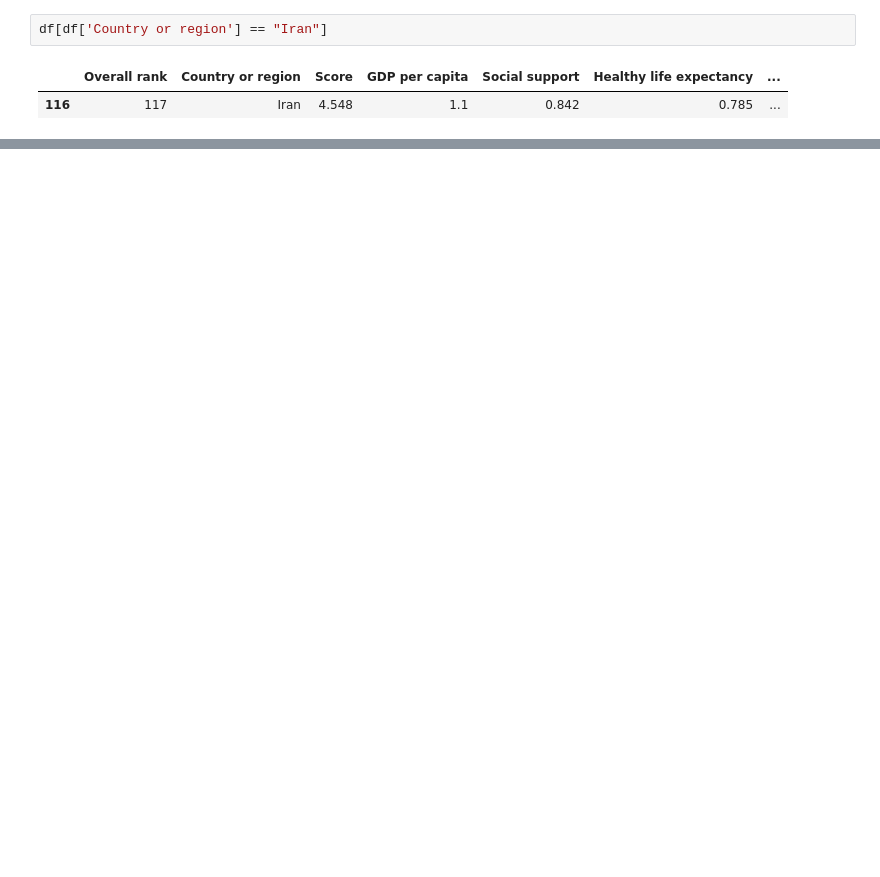
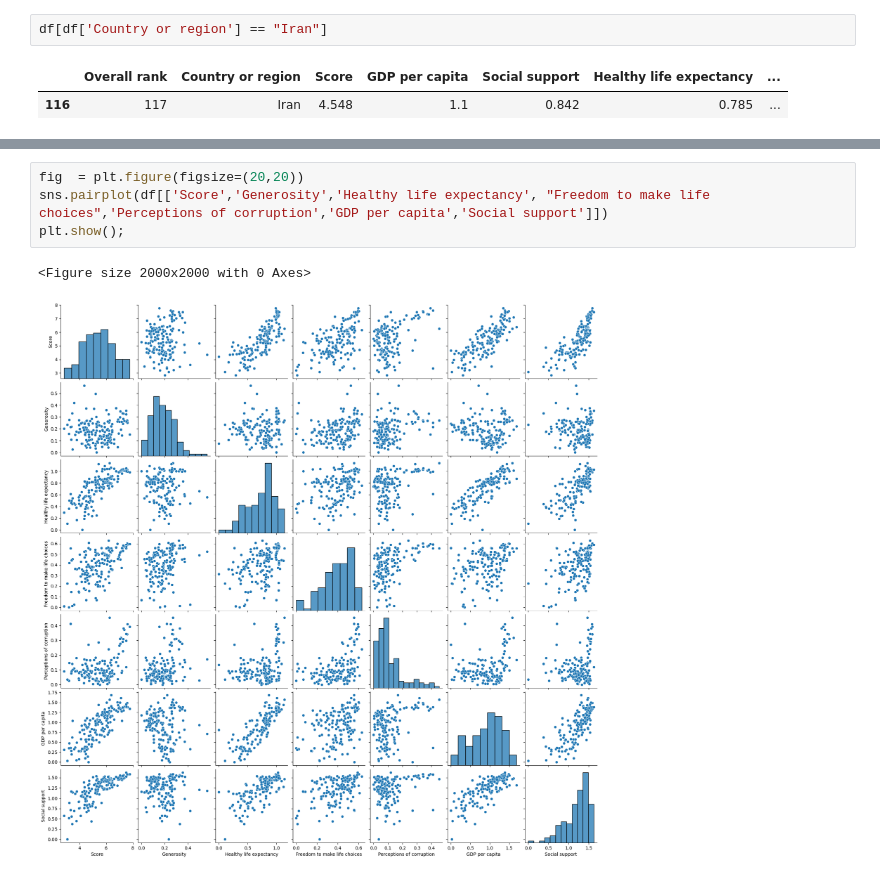
Before and after one commit to nobleyam/K-Means-Clustering-101-World-Happiness, a Jupyter notebook: K-Means Clustering 101 World Happiness.ipynb, the cells around one changed output, grey strips where cells are left out. Drawn from its saved outputs; the diff is of its cells as text; blank space fills up the shorter version.

```diff
--- a/K-Means Clustering 101 World Happiness.ipynb
+++ b/K-Means Clustering 101 World Happiness.ipynb
@@ -47,0 +90,7 @@ df[df['Country or region'] == "Iran"]
+# %%
+fig  = plt.figure(figsize=(20,20))
+sns.pairplot(df[['Score','Generosity','Healthy life expectancy', "Freedom to make life choices",'Perceptions of corruption','GDP per capita','Social support']])
+plt.show();
+# %% [output]
+<Figure size 2000x2000 with 0 Axes>
+[figure, added]
```
Also changed, not shown: parts of 7 cells of this notebook.
